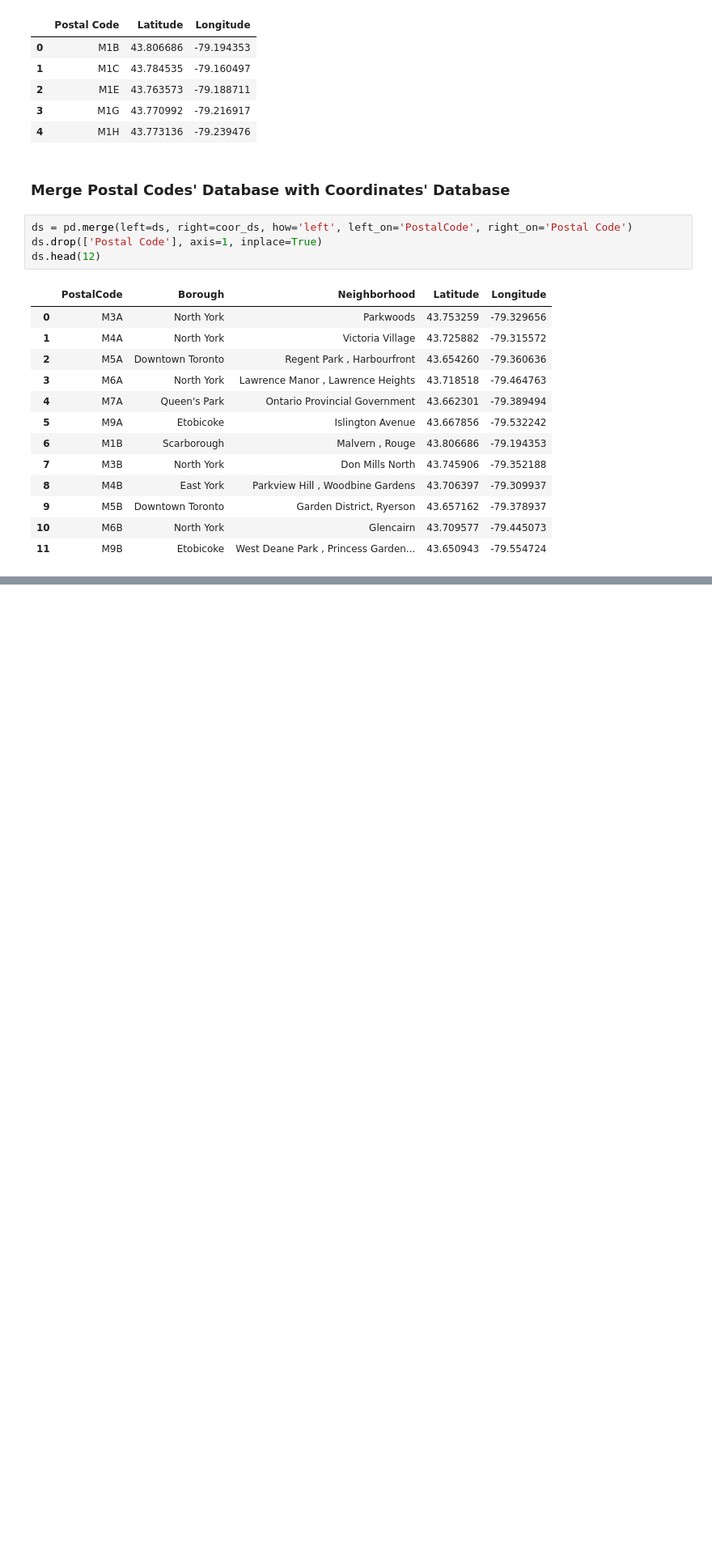
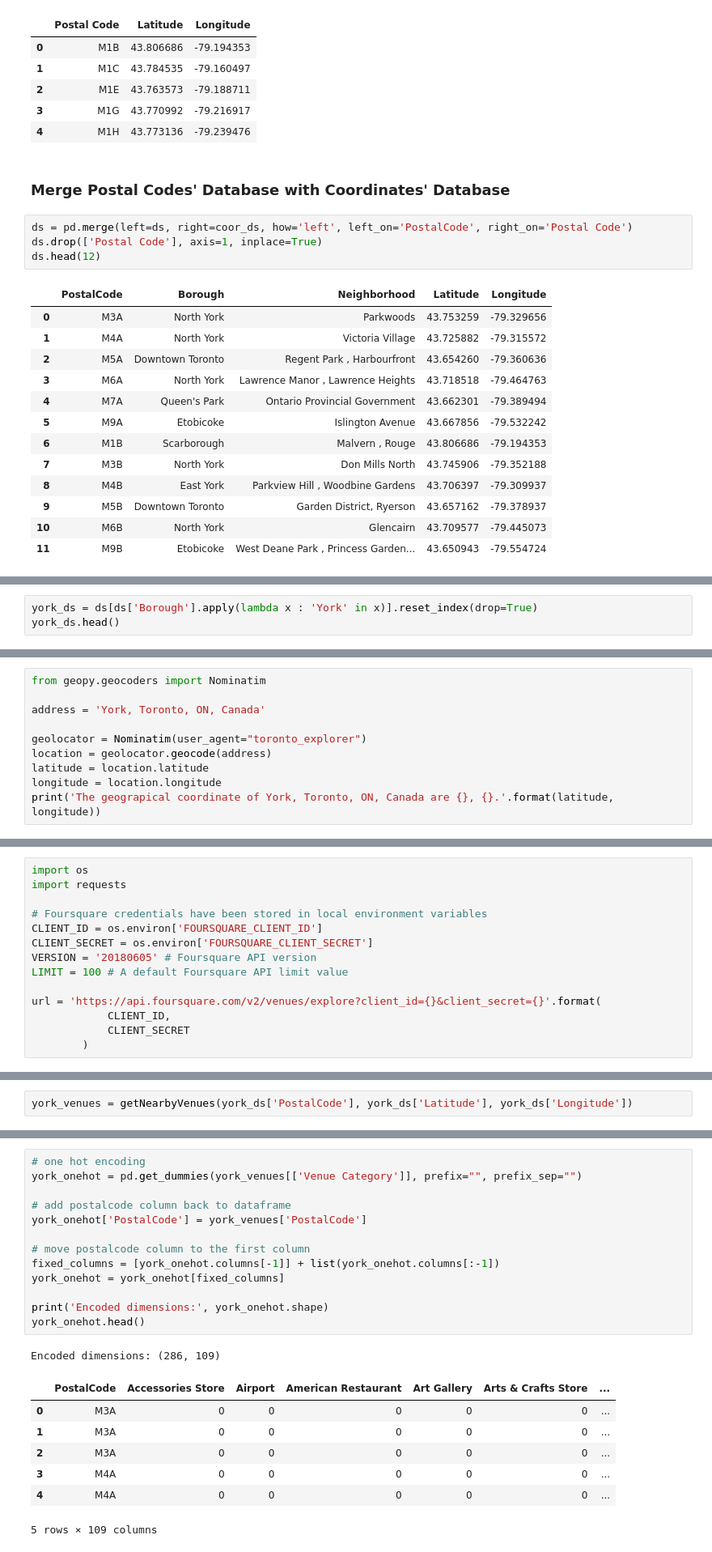
Before and after one commit to lehoang318/Coursera_Capstone, a Jupyter notebook: toronto-neighborhoods.ipynb, the cells around one changed output, grey strips where cells are left out. Shown at 81% size. Cells and saved outputs as stored; diff of their text form; blank space fills up the shorter version.

```diff
--- a/toronto-neighborhoods.ipynb
+++ b/toronto-neighborhoods.ipynb
@@ -179,0 +184,3 @@ ds.head(12)
+# %%
+york_ds = ds[ds['Borough'].apply(lambda x : 'York' in x)].reset_index(drop=True)
+york_ds.head()
@@ -179,0 +194,10 @@ ds.head(12)
+# %%
+from geopy.geocoders import Nominatim
+
+address = 'York, Toronto, ON, Canada'
+
+geolocator = Nominatim(user_agent="toronto_explorer")
+location = geolocator.geocode(address)
+latitude = location.latitude
+longitude = location.longitude
+print('The geograpical coordinate of York, Toronto, ON, Canada are {}, {}.'.format(latitude, longitude))
@@ -179,0 +232,14 @@ ds.head(12)
+# %%
+import os
+import requests
+
+# Foursquare credentials have been stored in local environment variables
+CLIENT_ID = os.environ['FOURSQUARE_CLIENT_ID']
+CLIENT_SECRET = os.environ['FOURSQUARE_CLIENT_SECRET']
+VERSION = '20180605' # Foursquare API version
+LIMIT = 100 # A default Foursquare API limit value
+
+url = 'https://api.foursquare.com/v2/venues/explore?client_id={}&client_secret={}'.format(
+            CLIENT_ID,
+            CLIENT_SECRET
+        )
@@ -179,0 +296,2 @@ ds.head(12)
+# %%
+york_venues = getNearbyVenues(york_ds['PostalCode'], york_ds['Latitude'], york_ds['Longitude'])
@@ -179,0 +347,22 @@ ds.head(12)
+# %%
+# one hot encoding
+york_onehot = pd.get_dummies(york_venues[['Venue Category']], prefix="", prefix_sep="")
+
+# add postalcode column back to dataframe
+york_onehot['PostalCode'] = york_venues['PostalCode']
+
+# move postalcode column to the first column
+fixed_columns = [york_onehot.columns[-1]] + list(york_onehot.columns[:-1])
+york_onehot = york_onehot[fixed_columns]
+
+print('Encoded dimensions:', york_onehot.shape)
+york_onehot.head()
+# %% [output]
+Encoded dimensions: (286, 109)
+|  | PostalCode | Accessories Store | Airport | American Restaurant | Art Gallery | Arts & Crafts Store | ... |
+| 0 | M3A | 0 | 0 | 0 | 0 | 0 | ... |
+| 1 | M3A | 0 | 0 | 0 | 0 | 0 | ... |
+| 2 | M3A | 0 | 0 | 0 | 0 | 0 | ... |
+| 3 | M4A | 0 | 0 | 0 | 0 | 0 | ... |
+| 4 | M4A | 0 | 0 | 0 | 0 | 0 | ... |
+5 rows × 109 columns
```
Also changed, not shown: parts of 22 cells of this notebook.
